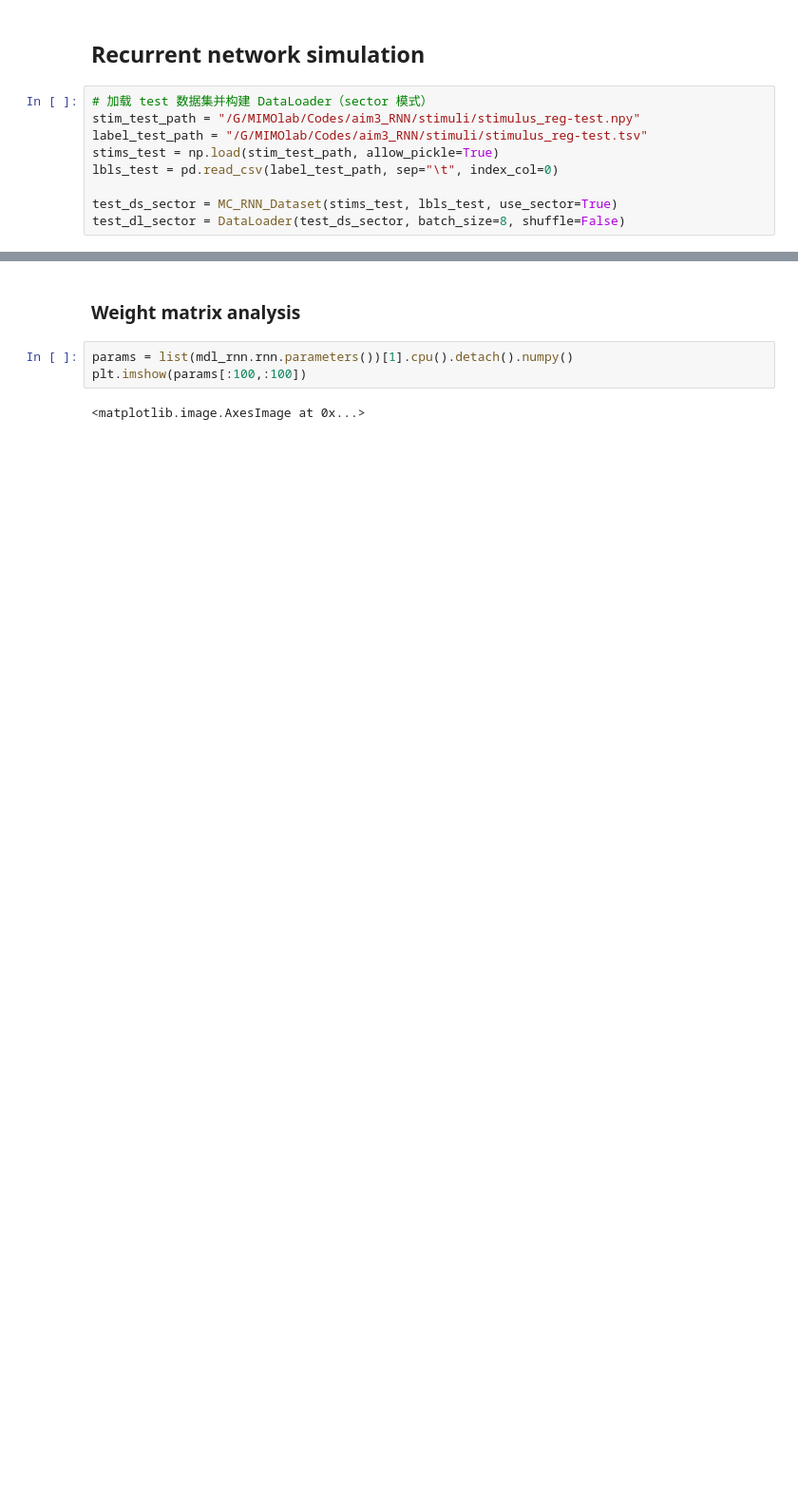
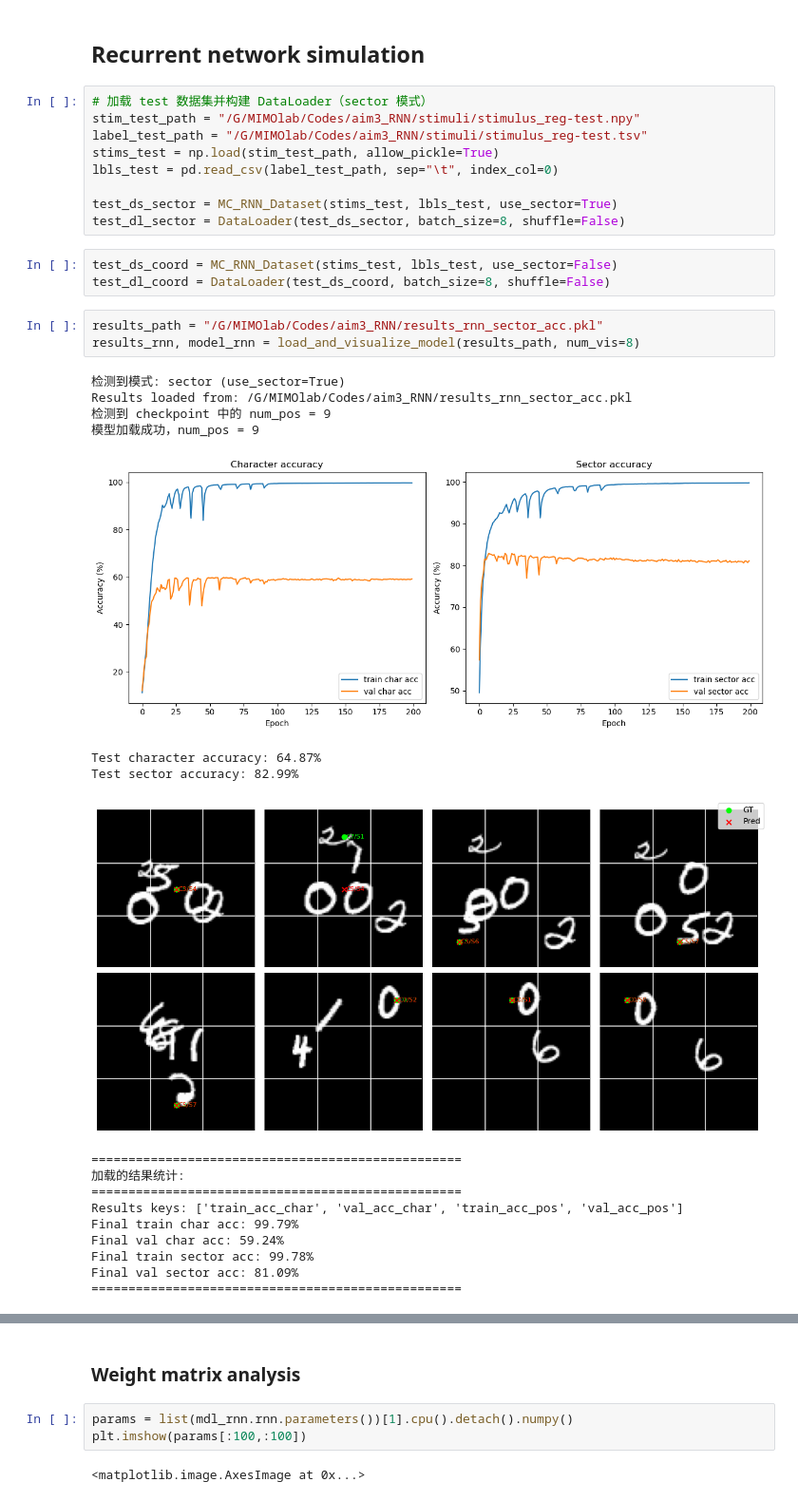
Before and after one commit to jingchengsimon/FAW_RNN, a Jupyter notebook: notebooks/RecurrentNetwork.ipynb, the cells around one changed output, grey strips where cells are left out. Shown at 95% size. Drawn from its saved outputs; the diff is of its cells as text; blank space fills up the shorter version.

```diff
--- a/notebooks/RecurrentNetwork.ipynb
+++ b/notebooks/RecurrentNetwork.ipynb
@@ -526,4 +363,28 @@ lbls_test = pd.read_csv(label_test_path, sep="\t", index_col=0)
 
 test_ds_sector = MC_RNN_Dataset(stims_test, lbls_test, use_sector=True)
 test_dl_sector = DataLoader(test_ds_sector, batch_size=8, shuffle=False)
+# %%
+test_ds_coord = MC_RNN_Dataset(stims_test, lbls_test, use_sector=False)
+test_dl_coord = DataLoader(test_ds_coord, batch_size=8, shuffle=False)
+# %%
+results_path = "/G/MIMOlab/Codes/aim3_RNN/results_rnn_sector_acc.pkl"
+results_rnn, model_rnn = load_and_visualize_model(results_path, num_vis=8)
+# %% [output]
+检测到模式: sector (use_sector=True)
+Results loaded from: /G/MIMOlab/Codes/aim3_RNN/results_rnn_sector_acc.pkl
+检测到 checkpoint 中的 num_pos = 9
+模型加载成功，num_pos = 9
+[figure, added]
+Test character accuracy: 64.87%
+Test sector accuracy: 82.99%
+[figure, added]
+==================================================
+加载的结果统计:
+==================================================
+Results keys: ['train_acc_char', 'val_acc_char', 'train_acc_pos', 'val_acc_pos']
+Final train char acc: 99.79%
+Final val char acc: 59.24%
+Final train sector acc: 99.78%
+Final val sector acc: 81.09%
+==================================================
 # %%
```
Also changed, not shown: parts of 9 cells of this notebook, 15 other files.
